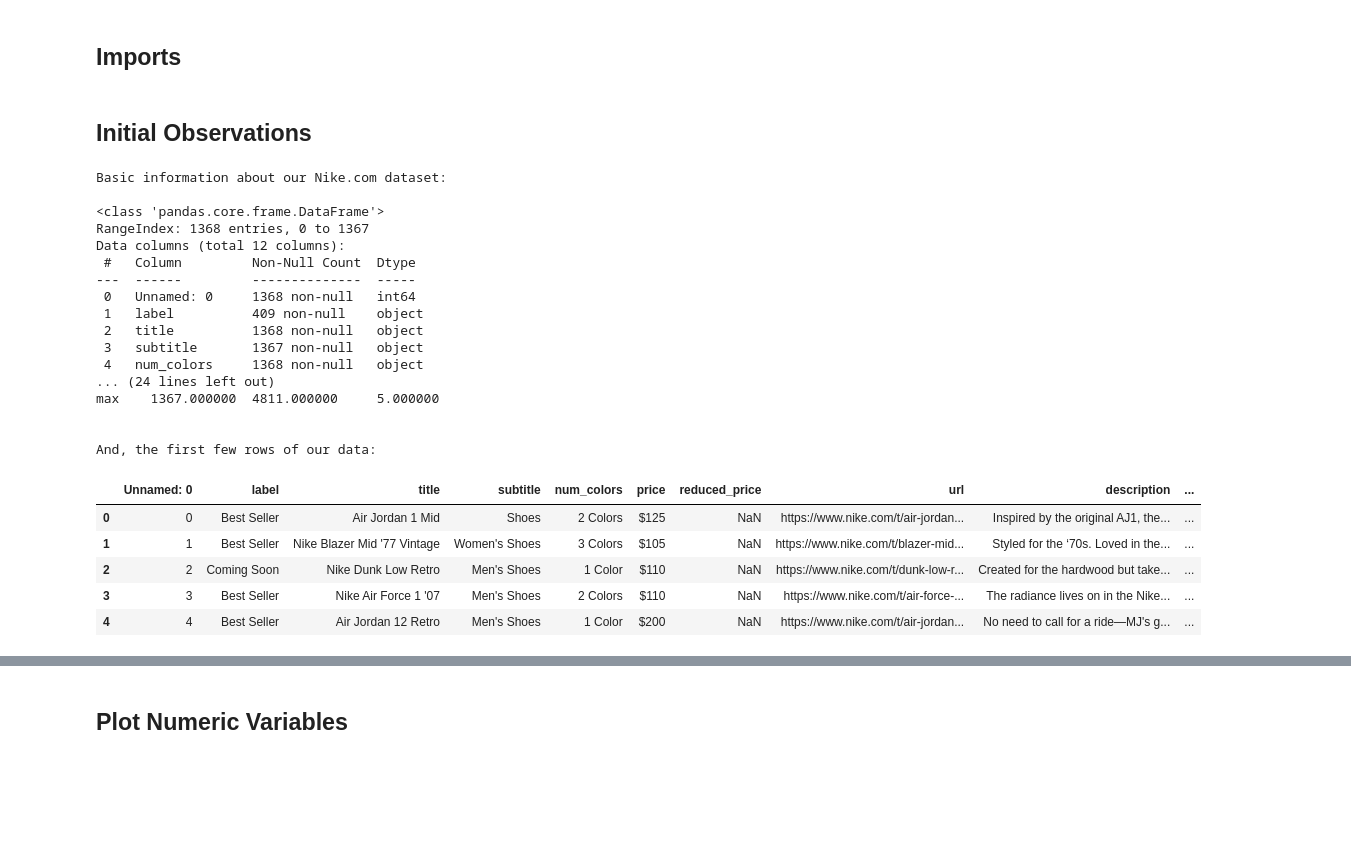
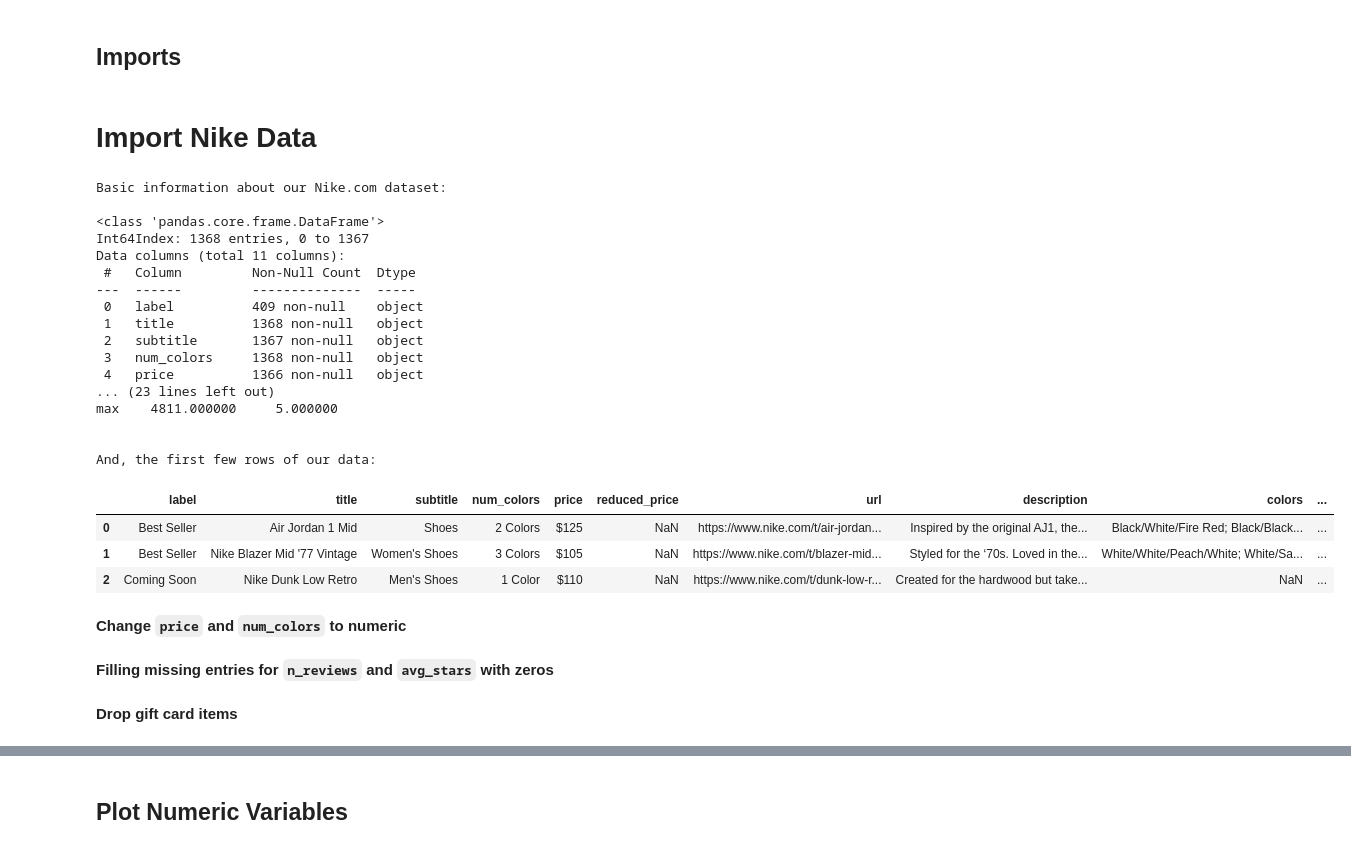
Before and after one commit to jasonkyungkim/nike_adidas_shoes, a Jupyter notebook: nike_eda.ipynb, the cells around one changed output, grey strips where cells are left out. Saved outputs shown, nothing was run; the diff lists cells and outputs as text; code cells hidden in the pictures; blank space fills up the shorter version.

```diff
--- a/nike_eda.ipynb
+++ b/nike_eda.ipynb
@@ -41,39 +33,39 @@ import seaborn as sns
 # %% [markdown]
-## Initial Observations
+# Import Nike Data
 # %%
-nike = pd.read_csv("data/nike.csv")
+nike = pd.read_csv("data/nike.csv", index_col = 0)
 
 print("Basic information about our Nike.com dataset:\n")
 print(nike.info())
 print(
     "\n\nA little more summary info about our data "
     "(there\nare only a few columns in our data, making "
     "this\neasy to inspect):\n\n",
     nike.describe(),
 )
 print("\n\nAnd, the first few rows of our data:")
-display(nike.head())
+display(nike.head(3))
 # %% [output]
 Basic information about our Nike.com dataset:
 
 <class 'pandas.core.frame.DataFrame'>
-RangeIndex: 1368 entries, 0 to 1367
-Data columns (total 12 columns):
+Int64Index: 1368 entries, 0 to 1367
+Data columns (total 11 columns):
  #   Column         Non-Null Count  Dtype
 ---  ------         --------------  -----
- 0   Unnamed: 0     1368 non-null   int64
- 1   label          409 non-null    object
- 2   title          1368 non-null   object
- 3   subtitle       1367 non-null   object
- 4   num_colors     1368 non-null   object
-... (24 lines left out)
-max    1367.000000  4811.000000     5.000000
+ 0   label          409 non-null    object
+ 1   title          1368 non-null   object
+ 2   subtitle       1367 non-null   object
+ 3   num_colors     1368 non-null   object
+ 4   price          1366 non-null   object
+... (23 lines left out)
+max    4811.000000     5.000000
 
 
 And, the first few rows of our data:
-|  | Unnamed: 0 | label | title | subtitle | num_colors | price | reduced_price | url | description | ... |
-| 0 | 0 | Best Seller | Air Jordan 1 Mid | Shoes | 2 Colors | $125 | NaN | https://www.nike.com/t/air-jordan... | Inspired by the original AJ1, the... | ... |
-| 1 | 1 | Best Seller | Nike Blazer Mid '77 Vintage | Women's Shoes | 3 Colors | $105 | NaN | https://www.nike.com/t/blazer-mid... | Styled for the ‘70s. Loved in the... | ... |
-| 2 | 2 | Coming Soon | Nike Dunk Low Retro | Men's Shoes | 1 Color | $110 | NaN | https://www.nike.com/t/dunk-low-r... | Created for the hardwood but take... | ... |
-| 3 | 3 | Best Seller | Nike Air Force 1 '07 | Men's Shoes | 2 Colors | $110 | NaN | https://www.nike.com/t/air-force-... | The radiance lives on in the Nike... | ... |
-| 4 | 4 | Best Seller | Air Jordan 12 Retro | Men's Shoes | 1 Color | $200 | NaN | https://www.nike.com/t/air-jordan... | No need to call for a ride—MJ's g... | ... |
+|  | label | title | subtitle | num_colors | price | reduced_price | url | description | colors | ... |
+| 0 | Best Seller | Air Jordan 1 Mid | Shoes | 2 Colors | $125 | NaN | https://www.nike.com/t/air-jordan... | Inspired by the original AJ1, the... | Black/White/Fire Red; Black/Black... | ... |
+| 1 | Best Seller | Nike Blazer Mid '77 Vintage | Women's Shoes | 3 Colors | $105 | NaN | https://www.nike.com/t/blazer-mid... | Styled for the ‘70s. Loved in the... | White/White/Peach/White; White/Sa... | ... |
+| 2 | Coming Soon | Nike Dunk Low Retro | Men's Shoes | 1 Color | $110 | NaN | https://www.nike.com/t/dunk-low-r... | Created for the hardwood but take... | NaN | ... |
+# %% [markdown]
+**Change `price` and `num_colors` to numeric**
@@ -79,0 +75,2 @@ And, the first few rows of our data:
+# %% [markdown]
+**Filling missing entries for `n_reviews` and `avg_stars` with zeros**
@@ -79,0 +80,2 @@ And, the first few rows of our data:
+# %% [markdown]
+**Drop gift card items**
```
Also changed, not shown: parts of 14 cells of this notebook, 1 other file.
